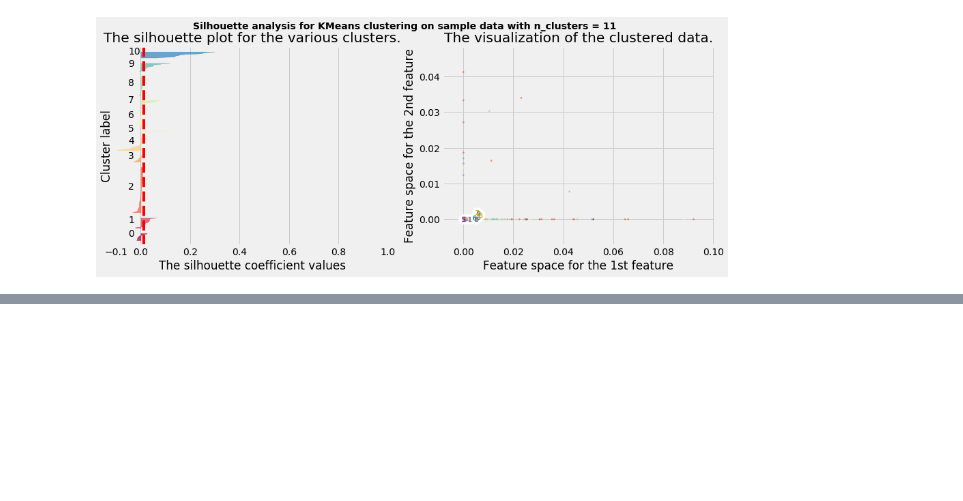
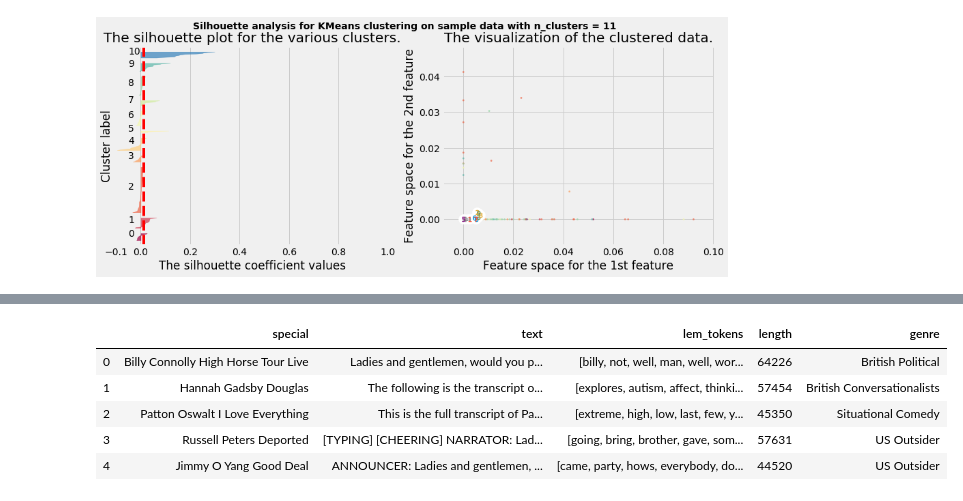
Before and after one commit to isaac-campbell-smith/Comedy_of_Errors, a Jupyter notebook: Clustering_Analysis.ipynb, the cells around one changed output, grey strips where cells are left out. Drawn from its saved outputs; the diff is of its cells as text; code cells hidden in the pictures; blank space fills up the shorter version.

```diff
--- a/Clustering_Analysis.ipynb
+++ b/Clustering_Analysis.ipynb
@@ -226,2 +133,26 @@ df[(kmeans_labels==1) & (df.nmf_primary==3)]
+# %%
+genre_dict = {
+    0: 'Short Jokes',
+    1: 'British Conversationalists',
+    2: 'Situational Comedy',
+    3: 'Topical American',
+    4: 'Black: Lots of Race',
+    5: 'British Political', #This category is just a handful of Carlin specials
+    6: 'British Political',
+    7: 'US Outsider',
+    8: 'Dirty, Dating',
+    9: 'Voice Work',
+    10: 'Black: DefJam-Adjacent'
+}
+
+df['genre'] = [genre_dict[label] for label in kmeans_labels]
+df.head()
+# %% [output]
+|  | special | text | lem_tokens | length | genre |
+| 0 | Billy Connolly High Horse Tour Live | Ladies and gentlemen, would you p... | [billy, not, well, man, well, wor... | 64226 | British Political |
+| 1 | Hannah Gadsby Douglas | The following is the transcript o... | [explores, autism, affect, thinki... | 57454 | British Conversationalists |
+| 2 | Patton Oswalt I Love Everything | This is the full transcript of Pa... | [extreme, high, low, last, few, y... | 45350 | Situational Comedy |
+| 3 | Russell Peters Deported | [TYPING] [CHEERING] NARRATOR: Lad... | [going, bring, brother, gave, som... | 57631 | US Outsider |
+| 4 | Jimmy O Yang Good Deal | ANNOUNCER: Ladies and gentlemen, ... | [came, party, hows, everybody, do... | 44520 | US Outsider |
 # %%
 df.to_pickle('data/working_corpus.pkl')
```
Also changed, not shown: parts of 20 cells of this notebook, 1 other file.
